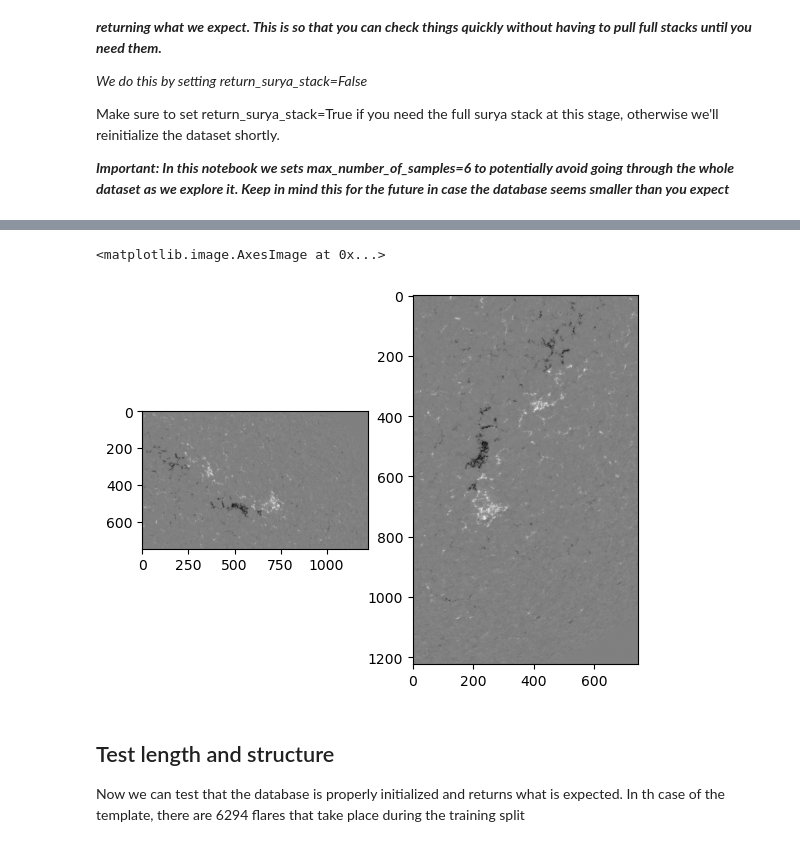
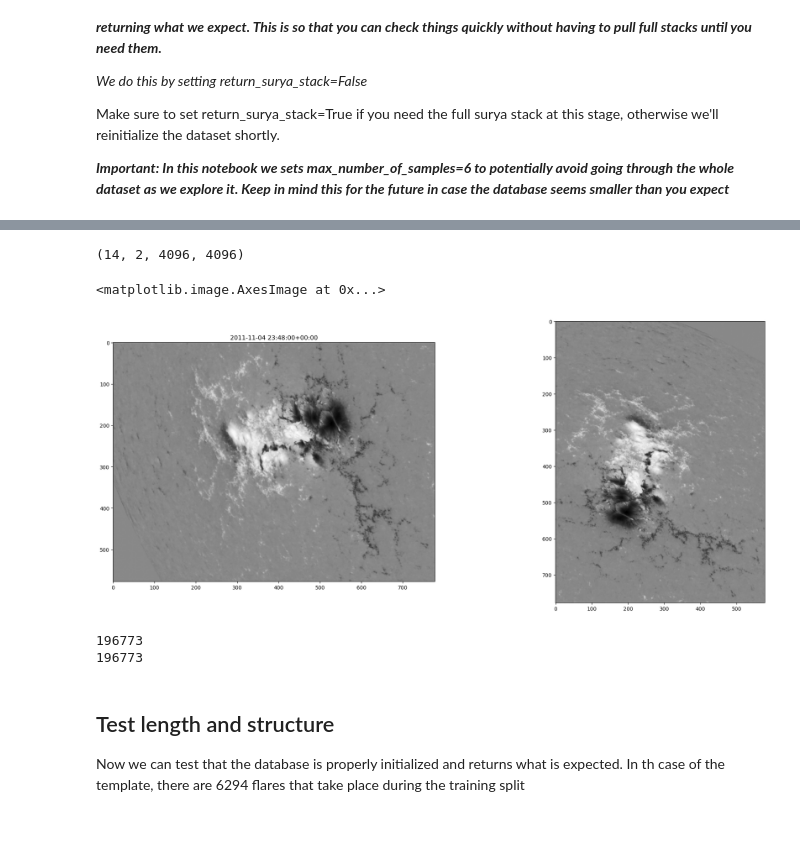
Before and after one commit to subhamoysgit/surya_workshop, a Jupyter notebook: downstream_apps/simsearch/0_dataset_dataloader_template.ipynb, the cells around one changed output, grey strips where cells are left out. Cells and saved outputs as stored; diff of their text form; code cells hidden in the pictures.

```diff
--- a/downstream_apps/simsearch/0_dataset_dataloader_template.ipynb
+++ b/downstream_apps/simsearch/0_dataset_dataloader_template.ipynb
@@ -120,6 +120,7 @@ train_dataset = SimSearchSDataset(
     s3_cache_dir=cfg.data.s3_cache_dir,
     #### Put your downstream (DS) specific parameters below this line
     ds_sim_index_path=cfg.data.flare_index_path,
+    return_sharp_bbox=True,
 )
 
 # Notebooks 1 and 2 skip this block entirely: build_helio_dataloaders() in
@@ -137,0 +129,2 @@ print(loc, loc_)
+# %%
+ds, ds_, c, c_, key, timestep = train_dataset[70]
@@ -138,14 +135,26 @@ print(loc, loc_)
+# %%
+print(ds_.shape)
+# %% [output]
+(14, 2, 4096, 4096)
 # %%
-x0,x1,y0,y1 = loc
-x0t,x1t,y0t,y1t = loc_
-
+# x0,x1,y0,y1 = loc
+# x0t,x1t,y0t,y1t = loc_
+channel = 11
+plt.figure(figsize=(25,10))
 plt.subplot(1,2,1)
-plt.imshow(ds[11,0,y0:y1, x0:x1], cmap='gray')
+plt.imshow(ds[channel,0,c[2]:c[3], c[0]:c[1]], cmap='gray', aspect=1)
+plt.title(timestep)
 plt.subplot(1,2,2)
-plt.imshow(ds_[11,0,y0t:y1t, x0t:x1t], cmap='gray')
+plt.imshow(ds_[channel,0,c_[2]:c_[3], c_[0]:c_[1]], cmap='gray', aspect=1)
 # %% [output]
 <matplotlib.image.AxesImage at 0x...>
-[figure, old version]
+[figure, new version]
+# %%
+print((np.abs(ds[channel,0,:, :]*ds[13,0,:, :])>0).sum())
+print((np.abs(ds_[channel,0,:, :]*ds_[13,0,:, :])>0).sum())
+# %% [output]
+196773
+196773
 # %% [markdown]
 ## Test length and structure
 
```
Also changed, not shown: parts of 5 cells of this notebook.
